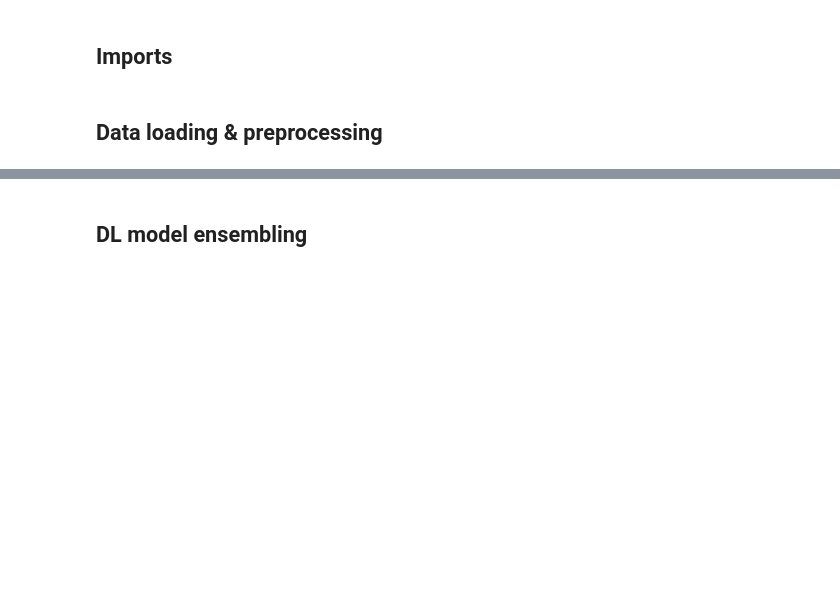
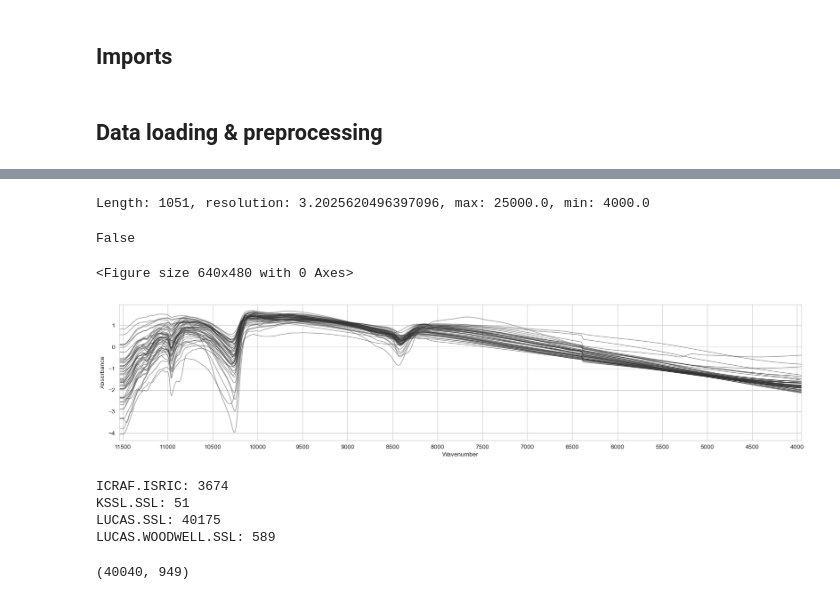
Before and after one commit to franckalbinet/lssm, a Jupyter notebook: nbs/paper/visnir-kex.ipynb, the cells around one changed output, grey strips where cells are left out. Drawn from its saved outputs; the diff is of its cells as text; code cells hidden in the pictures; blank space fills up the shorter version.

```diff
--- a/nbs/paper/visnir-kex.ipynb
+++ b/nbs/paper/visnir-kex.ipynb
@@ -30,0 +50,3 @@ from lssm.learner import Learner
+# %%
+# K-spiking experiment data
+X_nir_spik, wavenumbers_spik, names_spik = fc.load_pickle('../../_data/nir-k-spiking.pkl')
@@ -43,3 +69,30 @@ Reading & selecting data ...
+# %%
+stat_wn_wl(X_names)
+# %% [output]
+Length: 1051, resolution: 3.2025620496397096, max: 25000.0, min: 4000.0
+# %%
+X = Pipeline([
+    ('interpolate', Interpolate(X_names, wavenumbers_spik)),
+    # ('mean center', MeanCenter()),
+    ('snv', SNV())
+]).fit_transform(X)
+
+X_names = wavenumbers_spik
+y = Log1p().fit_transform(y)
+# %% [output]
+False
+# %%
+plot_spectra(X_t, wavenumbers_spik, alpha=0.5, ylabel='Absorbance', ascending=False)
+# %% [output]
+<Figure size 640x480 with 0 Axes>
+[figure, added]
+# %%
+for i, ds in enumerate(ds_label): print(f'{ds_label[i]}: {len(X[ds_name == i])}')
+# %% [output]
+ICRAF.ISRIC: 3674
+KSSL.SSL: 51
+LUCAS.SSL: 40175
+LUCAS.WOODWELL.SSL: 589
 # %%
 # Train/valid split
 n_smp = None  # For demo. purpose
@@ -57,2 +107,4 @@ dls = get_dls(train_ds, valid_ds, bs=32)
-# %% [markdown]
-## DL model ensembling
+# %%
+X_train.shape
+# %% [output]
+(40040, 949)
```
Also changed, not shown: parts of 42 cells of this notebook, 7 other files.
